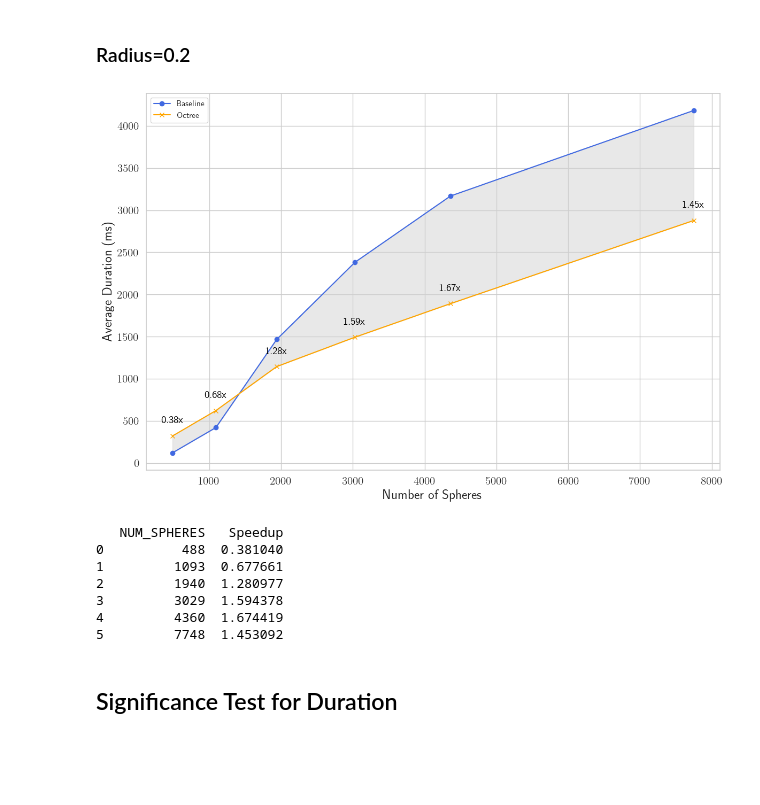
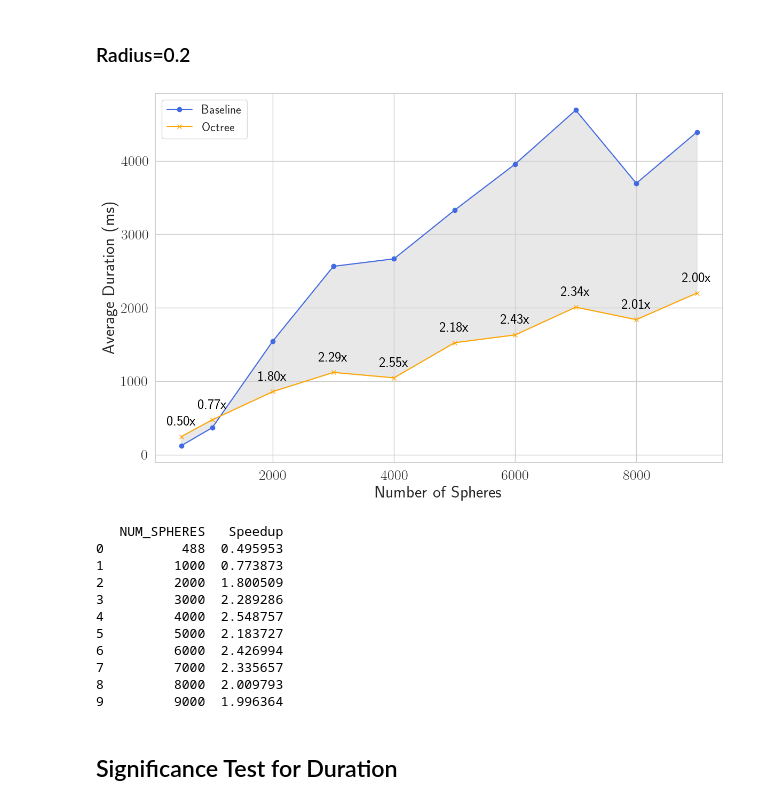
Before and after one commit to MuellerNico/DD2360-RayTracing, a Jupyter notebook: analysis/evaluations.ipynb, the cells around one changed output. Saved outputs shown, nothing was run; the diff lists cells and outputs as text; code cells hidden in the pictures; blank space fills up the shorter version.

Commit message:
new experiments evaluation done

```diff
--- a/analysis/evaluations.ipynb
+++ b/analysis/evaluations.ipynb
@@ -23,7 +23,7 @@ plt.rcParams.update({
 # this code chunk reads the data from the 5 ncu csvs into a dataframe for each experiment
 # the id column distinguishes between the 5 repetitions of the experiment
 # path to experiments folder
-experiments_path = './experiments'
+experiments_path = './experiments_new'
 
 experiment_dataframes = {}
 
@@ -336,13 +335,13 @@ plt.fill_between(baseline_plot.index, octree_plot.values, baseline_plot.values,
 
 for i, row in speedup.iterrows():
     plt.text(row['NUM_SPHERES'], octree_plot[row['NUM_SPHERES']] + 150,
-             f"{row['Speedup']:.2f}x", ha='center', fontsize=14, color='black')
+             f"{row['Speedup']:.2f}x", ha='center', fontsize=19, color='black')
 
 #plt.title('Duration vs Number of Spheres (Sphere Radius 0.1)')
-plt.xlabel('Number of Spheres', fontsize=18)
-plt.ylabel('Average Duration (ms)', fontsize=18)
-plt.tick_params(axis='both', which='major', labelsize=15)
-plt.legend()
+plt.xlabel('Number of Spheres', fontsize=23)
+plt.ylabel('Average Duration (ms)', fontsize=23)
+plt.tick_params(axis='both', which='major', labelsize=20)
+plt.legend(fontsize=17)
 plt.tight_layout()
 plt.savefig("octree_comparison_01.pdf")
 plt.show()
@@ -365,46 +368,50 @@ filtered_df = result_df[(result_df['SPHERE_RADIUS'] == 0.2) &
                         (~result_df['experiment_name'].isin(['RayTracingBaseline', 'RayTracingFP16'])) &
                         (result_df['kernel_name'] == 'render') &
                         (result_df['metric_name'] == 'Duration')]
 
 baseline_df = filtered_df[filtered_df['BASELINE'] == True]
 octree_df = filtered_df[filtered_df['BASELINE'] == False]
 
 baseline_plot = baseline_df.groupby('NUM_SPHERES')['avg'].mean()
 octree_plot = octree_df.groupby('NUM_SPHERES')['avg'].mean()
 
 speedup = (baseline_plot / octree_plot).reset_index()
 speedup.columns = ['NUM_SPHERES', 'Speedup']
 
 plt.figure(figsize=(12, 8))
 sns.set(style="whitegrid")
 
 plt.plot(baseline_plot.index, baseline_plot.values, marker='o', label='Baseline', color='royalblue')
 plt.plot(octree_plot.index, octree_plot.values, marker='x', label='Octree', color='orange')
 plt.fill_between(baseline_plot.index, octree_plot.values, baseline_plot.values, color='lightgray', alpha=0.5)
 
 for i, row in speedup.iterrows():
     plt.text(row['NUM_SPHERES'], octree_plot[row['NUM_SPHERES']] + 150,
-             f"{row['Speedup']:.2f}x", ha='center', fontsize=14, color='black')
+             f"{row['Speedup']:.2f}x", ha='center', fontsize=19, color='black')
 
 #plt.title('Duration vs Number of Spheres (Sphere Radius 0.1)')
-plt.xlabel('Number of Spheres', fontsize=18)
-plt.ylabel('Average Duration (ms)', fontsize=18)
-plt.tick_params(axis='both', which='major', labelsize=15)
-plt.legend()
+plt.xlabel('Number of Spheres', fontsize=23)
+plt.ylabel('Average Duration (ms)', fontsize=23)
+plt.tick_params(axis='both', which='major', labelsize=20)
+plt.legend(fontsize=17)
 plt.tight_layout()
 plt.savefig("octree_comparison_02.pdf")
 plt.show()
 
 print(speedup)
 # %% [output]
-[figure, old version]
+[figure, new version]
    NUM_SPHERES   Speedup
-0          488  0.381040
-1         1093  0.677661
-2         1940  1.280977
-3         3029  1.594378
-4         4360  1.674419
-5         7748  1.453092
+0          488  0.495953
+1         1000  0.773873
+2         2000  1.800509
+3         3000  2.289286
+4         4000  2.548757
+5         5000  2.183727
+6         6000  2.426994
+7         7000  2.335657
+8         8000  2.009793
+9         9000  1.996364
 # %% [markdown]
 ## Significance Test for Duration
 # %%
```
Also changed, not shown: parts of 6 cells of this notebook, 2 other files.
